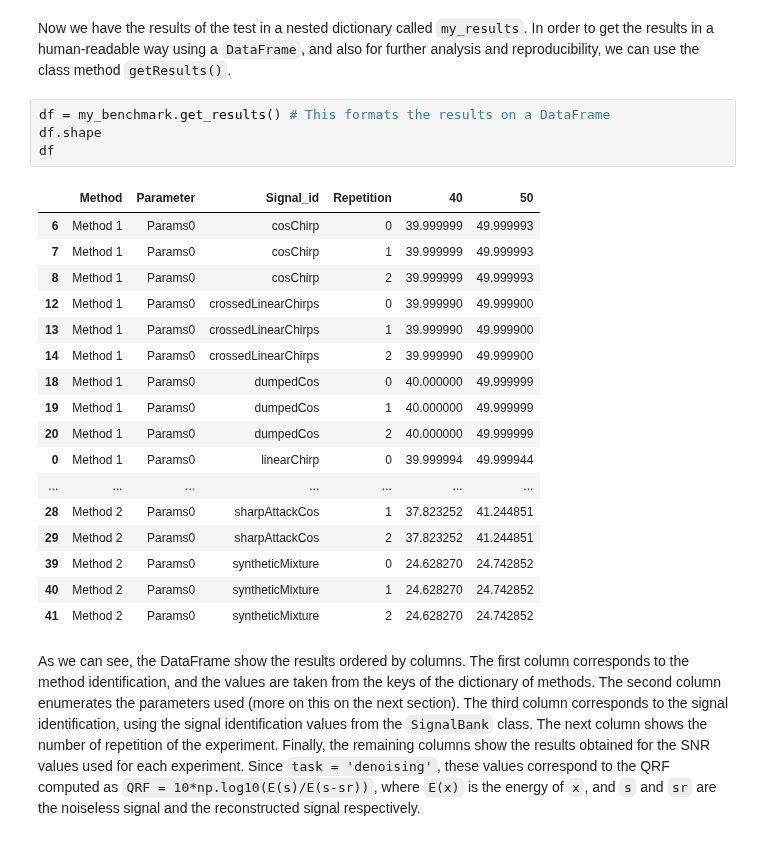
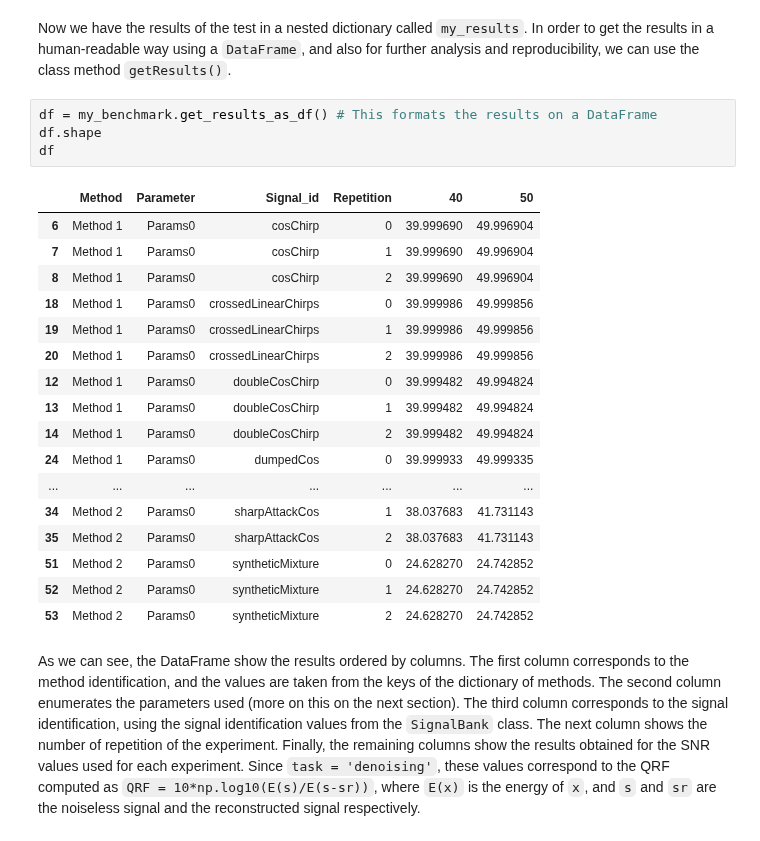
Before and after one commit to jmiramont/benchmarks-detection-denoising, a Jupyter notebook: notebooks/demo_benchmark.ipynb, the cells around one changed output. Saved outputs shown, nothing was run; the diff lists cells and outputs as text.

Commit message:
Changes in the interpreter of results and other minor changes.

```diff
--- a/notebooks/demo_benchmark.ipynb
+++ b/notebooks/demo_benchmark.ipynb
@@ -51,27 +48,27 @@ The test has finished.
 # %% [markdown]
 Now we have the results of the test in a nested dictionary called `my_results`. In order to get the results in a human-readable way using a `DataFrame`, and also for further analysis and reproducibility, we can use the class method `getResults()`.
 # %%
-df = my_benchmark.get_results() # This formats the results on a DataFrame
+df = my_benchmark.get_results_as_df() # This formats the results on a DataFrame
 df.shape
 df
 # %% [output]
 |  | Method | Parameter | Signal_id | Repetition | 40 | 50 |
-| 6 | Method 1 | Params0 | cosChirp | 0 | 39.999999 | 49.999993 |
-| 7 | Method 1 | Params0 | cosChirp | 1 | 39.999999 | 49.999993 |
-| 8 | Method 1 | Params0 | cosChirp | 2 | 39.999999 | 49.999993 |
-| 12 | Method 1 | Params0 | crossedLinearChirps | 0 | 39.999990 | 49.999900 |
-| 13 | Method 1 | Params0 | crossedLinearChirps | 1 | 39.999990 | 49.999900 |
-| 14 | Method 1 | Params0 | crossedLinearChirps | 2 | 39.999990 | 49.999900 |
-| 18 | Method 1 | Params0 | dumpedCos | 0 | 40.000000 | 49.999999 |
-| 19 | Method 1 | Params0 | dumpedCos | 1 | 40.000000 | 49.999999 |
-| 20 | Method 1 | Params0 | dumpedCos | 2 | 40.000000 | 49.999999 |
-| 0 | Method 1 | Params0 | linearChirp | 0 | 39.999994 | 49.999944 |
+| 6 | Method 1 | Params0 | cosChirp | 0 | 39.999690 | 49.996904 |
+| 7 | Method 1 | Params0 | cosChirp | 1 | 39.999690 | 49.996904 |
+| 8 | Method 1 | Params0 | cosChirp | 2 | 39.999690 | 49.996904 |
+| 18 | Method 1 | Params0 | crossedLinearChirps | 0 | 39.999986 | 49.999856 |
+| 19 | Method 1 | Params0 | crossedLinearChirps | 1 | 39.999986 | 49.999856 |
+| 20 | Method 1 | Params0 | crossedLinearChirps | 2 | 39.999986 | 49.999856 |
+| 12 | Method 1 | Params0 | doubleCosChirp | 0 | 39.999482 | 49.994824 |
+| 13 | Method 1 | Params0 | doubleCosChirp | 1 | 39.999482 | 49.994824 |
+| 14 | Method 1 | Params0 | doubleCosChirp | 2 | 39.999482 | 49.994824 |
+| 24 | Method 1 | Params0 | dumpedCos | 0 | 39.999933 | 49.999335 |
 | ... | ... | ... | ... | ... | ... | ... |
-| 28 | Method 2 | Params0 | sharpAttackCos | 1 | 37.823252 | 41.244851 |
-| 29 | Method 2 | Params0 | sharpAttackCos | 2 | 37.823252 | 41.244851 |
-| 39 | Method 2 | Params0 | syntheticMixture | 0 | 24.628270 | 24.742852 |
-| 40 | Method 2 | Params0 | syntheticMixture | 1 | 24.628270 | 24.742852 |
-| 41 | Method 2 | Params0 | syntheticMixture | 2 | 24.628270 | 24.742852 |
+| 34 | Method 2 | Params0 | sharpAttackCos | 1 | 38.037683 | 41.731143 |
+| 35 | Method 2 | Params0 | sharpAttackCos | 2 | 38.037683 | 41.731143 |
+| 51 | Method 2 | Params0 | syntheticMixture | 0 | 24.628270 | 24.742852 |
+| 52 | Method 2 | Params0 | syntheticMixture | 1 | 24.628270 | 24.742852 |
+| 53 | Method 2 | Params0 | syntheticMixture | 2 | 24.628270 | 24.742852 |
 # %% [markdown]
 As we can see, the DataFrame show the results ordered by columns. The first column corresponds to the method identification, and the values are taken from the keys of the dictionary of methods. The second column enumerates the parameters used (more on this on the next section). The third column corresponds to the signal identification, using the signal identification values from the `SignalBank` class. The next column shows the number of repetition of the experiment. Finally, the remaining columns show the results obtained for the SNR values used for each experiment. Since `task = 'denoising'`, these values correspond to the QRF computed as `QRF = 10*np.log10(E(s)/E(s-sr))`, where `E(x)` is the energy of `x`, and `s` and `sr` are the noiseless signal and the reconstructed signal respectively.
 # %% [markdown]
```
Also changed, not shown: parts of 2 cells of this notebook, 15 other files.
